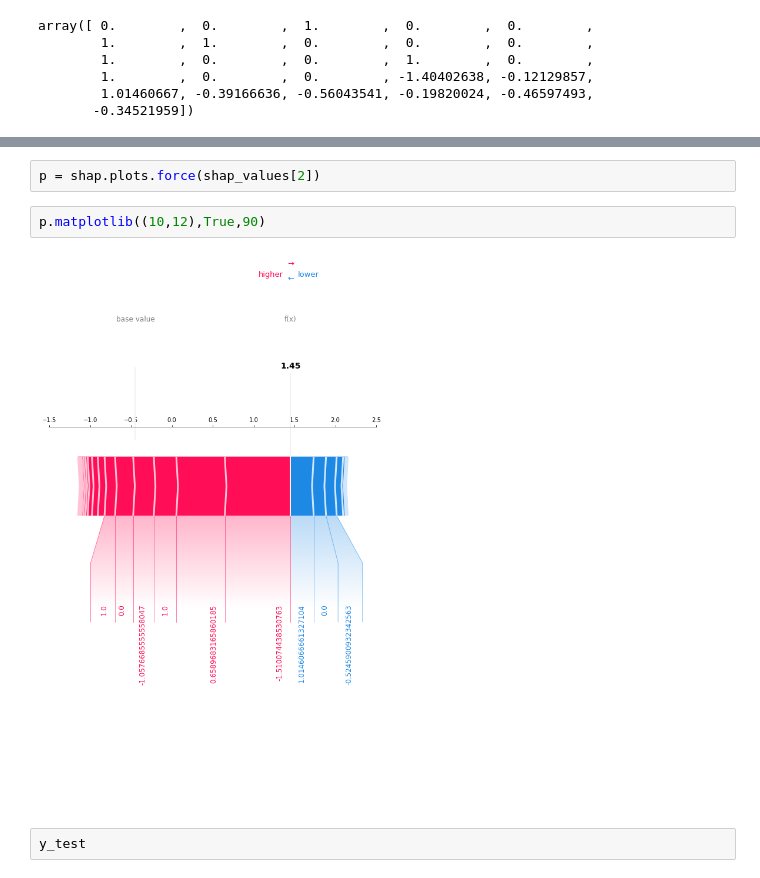
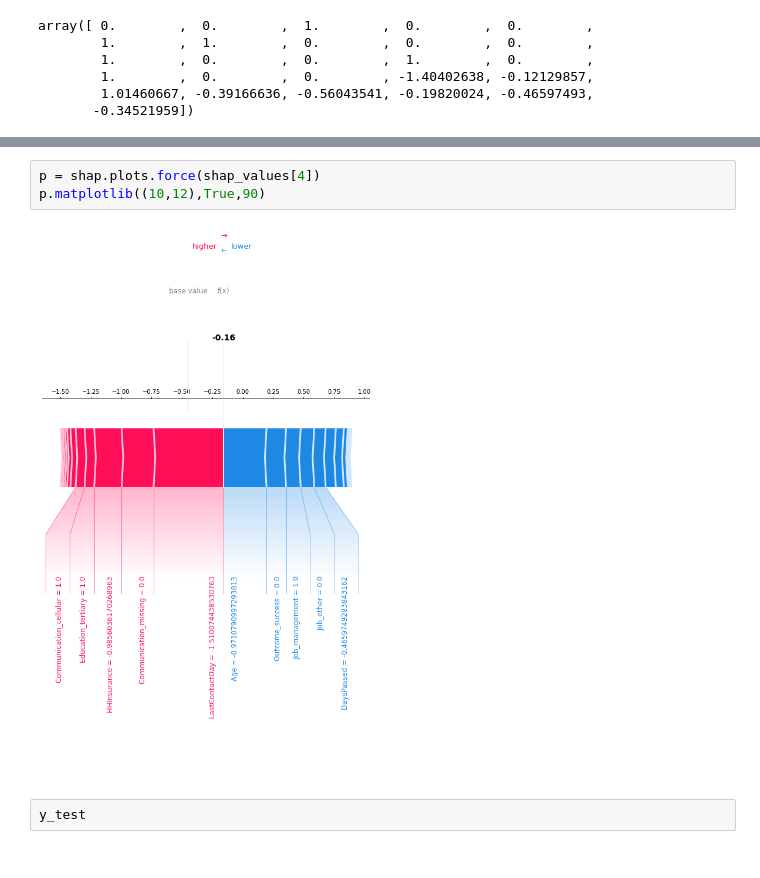
Before and after one commit to m-o-leary/car_insurance_prediction, a Jupyter notebook: notebooks/mol-data-cleaning.ipynb, the cells around one changed output, grey strips where cells are left out. Cells and saved outputs as stored; diff of their text form.

```diff
--- a/notebooks/mol-data-cleaning.ipynb
+++ b/notebooks/mol-data-cleaning.ipynb
@@ -142,9 +181,8 @@ shap.plots.waterfall(shap_values[0])
 # %%
-p = shap.plots.force(shap_values[2])
+p = shap.plots.force(shap_values[4])
+p.matplotlib((10,12),True,90)
+# %% [output]
+[figure, added]
-# %%
-p.matplotlib((10,12),True,90)
-# %% [output]
-[figure, removed]
 # %%
 y_test
 # %% [output]
```
Also changed, not shown: parts of 5 cells of this notebook.
